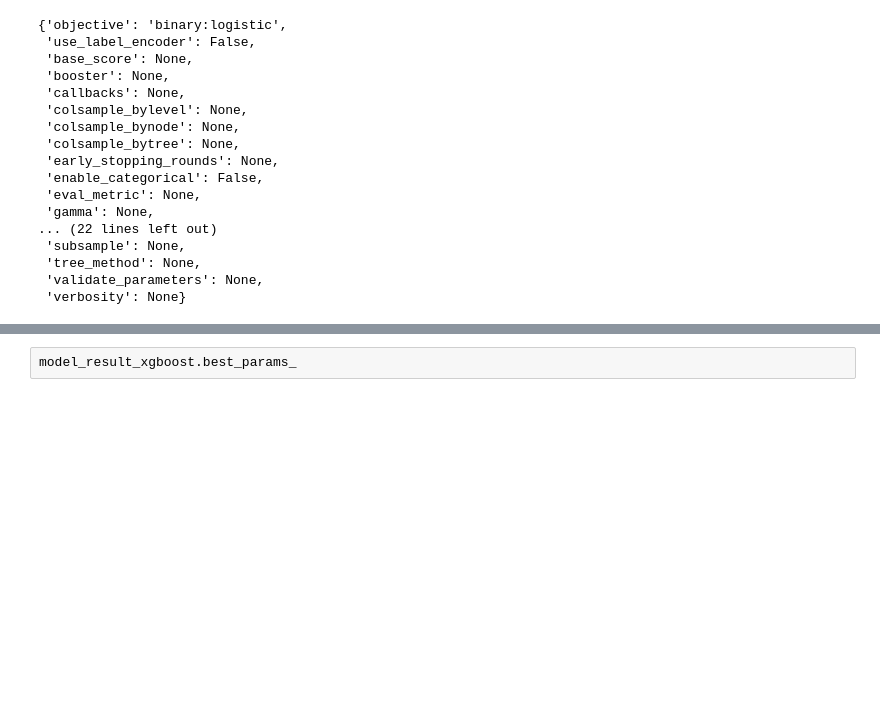
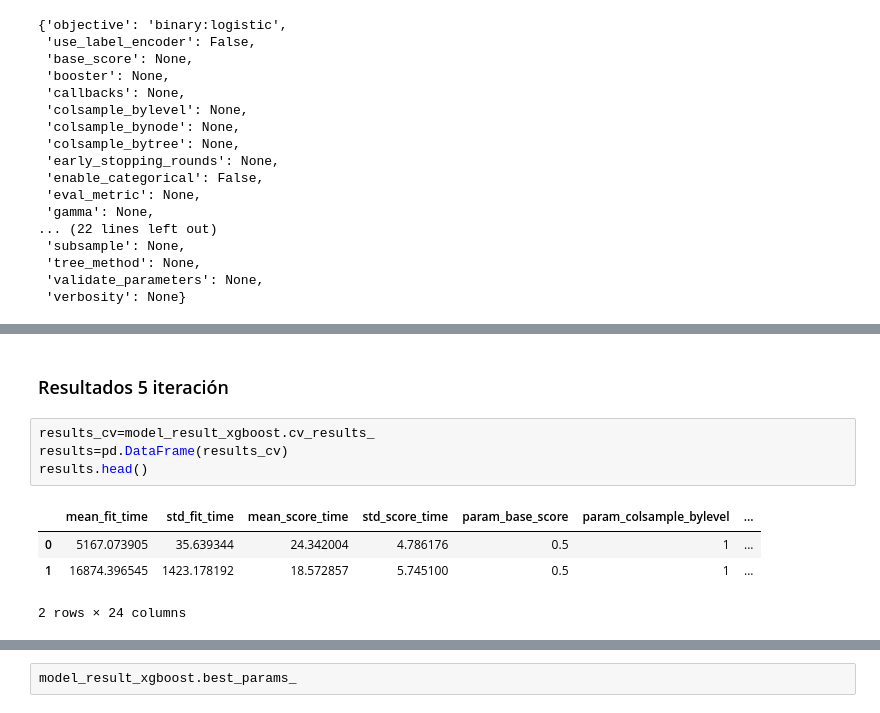
Before and after one commit to metalkutz/juanito_v2.0, a Jupyter notebook: mod_xgboost.ipynb, the cells around one changed output, grey strips where cells are left out. Saved outputs shown, nothing was run; the diff lists cells and outputs as text; blank space fills up the shorter version.

```diff
--- a/mod_xgboost.ipynb
+++ b/mod_xgboost.ipynb
@@ -117,0 +128,11 @@ Fitting 2 folds for each of 3 candidates, totalling 6 fits
+# %% [markdown]
+### Resultados 5 iteración
+# %%
+results_cv=model_result_xgboost.cv_results_
+results=pd.DataFrame(results_cv)
+results.head()
+# %% [output]
+|  | mean_fit_time | std_fit_time | mean_score_time | std_score_time | param_base_score | param_colsample_bylevel | ... |
+| 0 | 5167.073905 | 35.639344 | 24.342004 | 4.786176 | 0.5 | 1 | ... |
+| 1 | 16874.396545 | 1423.178192 | 18.572857 | 5.745100 | 0.5 | 1 | ... |
+2 rows × 24 columns
```
Also changed, not shown: parts of 20 cells of this notebook, 1 other file.
